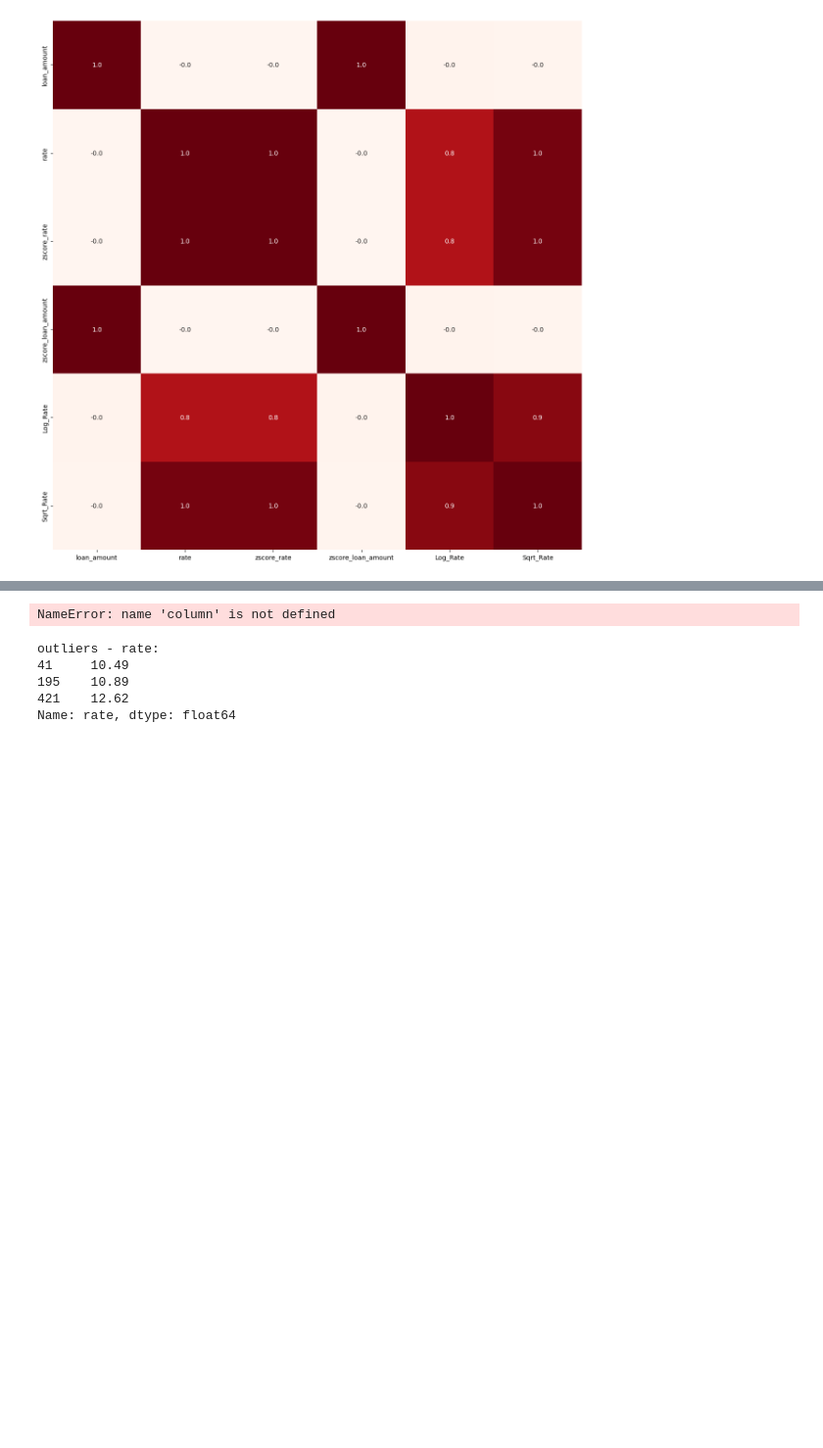
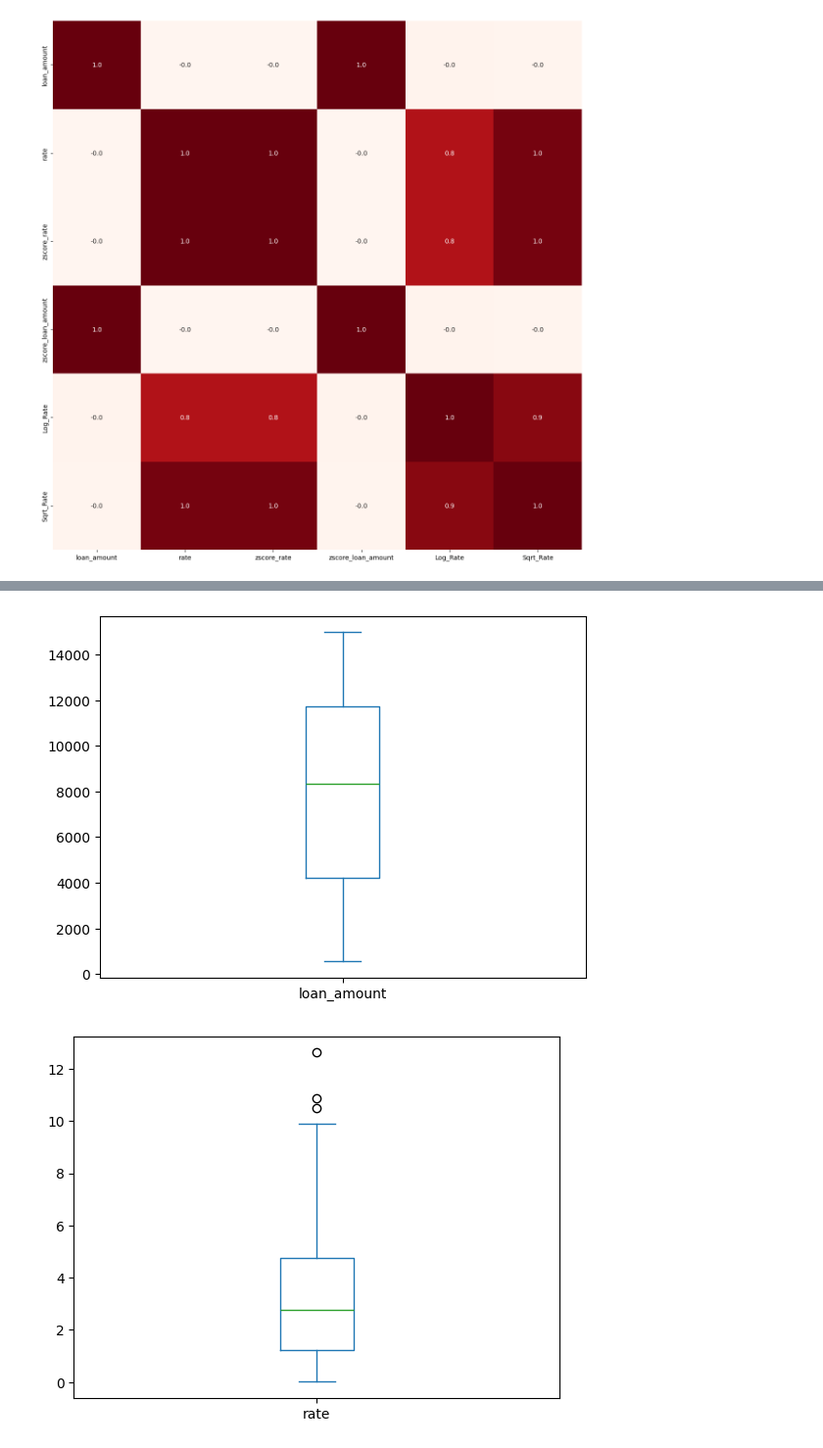
Before and after one commit to Artificial-i/-1-5, a Jupyter notebook: Untitled0.ipynb, the cells around one changed output, grey strips where cells are left out. Shown at 98% size. Saved outputs shown, nothing was run; the diff lists cells and outputs as text; code cells hidden in the pictures; blank space fills up the shorter version.

```diff
--- a/Untitled0.ipynb
+++ b/Untitled0.ipynb
@@ -388,7 +388,7 @@ df.head()
 # پیداکردن و برخورد با داده های پردت
 # مرحله اول پیدا کردن داده های پرت هست که به سه روش در اینجا انجام میشود
 # داده ای برت معمولا در ستونهای عددی هست هر چند امکان دارد رد ستونهای تاریخ و زمان هم باشد
-
+# روش اول
 def find_outliers(column):
     Q1 = column.quantile(0.25)
     Q3 = column.quantile(0.75)
@@ -398,33 +398,14 @@ def find_outliers(column):
     return column[(column < lower_bound) | (column > upper_bound)]
 
 
-for i, colunm in enumerate(df_numeric_features.columns):
+for i, column in enumerate(df_numeric_features.columns):
     outliers = find_outliers(df_numeric_features[column])
     if(outliers.size>0):
       print(f"outliers - {column}:\n{outliers}")
-# %% [output]
-NameError: name 'column' is not defined
-# %%
-# پیداکردن و برخورد با داده های پردت
-# مرحله اول پیدا کردن داده های پرت هست که به سه روش در اینجا انجام میشود
-# داده ای برت معمولا در ستونهای عددی هست هر چند امکان دارد رد ستونهای تاریخ و زمان هم باشد
-
-def find_outliers(column):
-    Q1 = column.quantile(0.25)
-    Q3 = column.quantile(0.75)
-    IQR = Q3 - Q1
-    lower_bound = Q1 - 1.5 * IQR
-    upper_bound = Q3 + 1.5 * IQR
-    return column[(column < lower_bound) | (column > upper_bound)]
-
-
-for i, column in enumerate(df_numeric_features.columns):
-    outliers = find_outliers(df_numeric_features[column])
-    if(outliers.size>0):
-      print(f"outliers - {column}:\n{outliers}")
-# %% [output]
-outliers - rate:
-41     10.49
-195    10.89
-421    12.62
-Name: rate, dtype: float64
+# %%
+# روش دوم
+import scipy.stats as stats
+
+df['zscore_rate'] = stats.zscore(df['rate'])
+df['zscore_loan_amount'] = stats.zscore(df['loan_amount'])
+df.head()
@@ -430,0 +415,10 @@ Name: rate, dtype: float64
+# %%
+# روش سوم
+df['loan_amount'].plot(kind='box')
+plt.show()
+
+df['rate'].plot(kind='box')
+plt.show()
+# %% [output]
+[figure, added]
+[figure, added]
```
Also changed, not shown: parts of 4 cells of this notebook.
